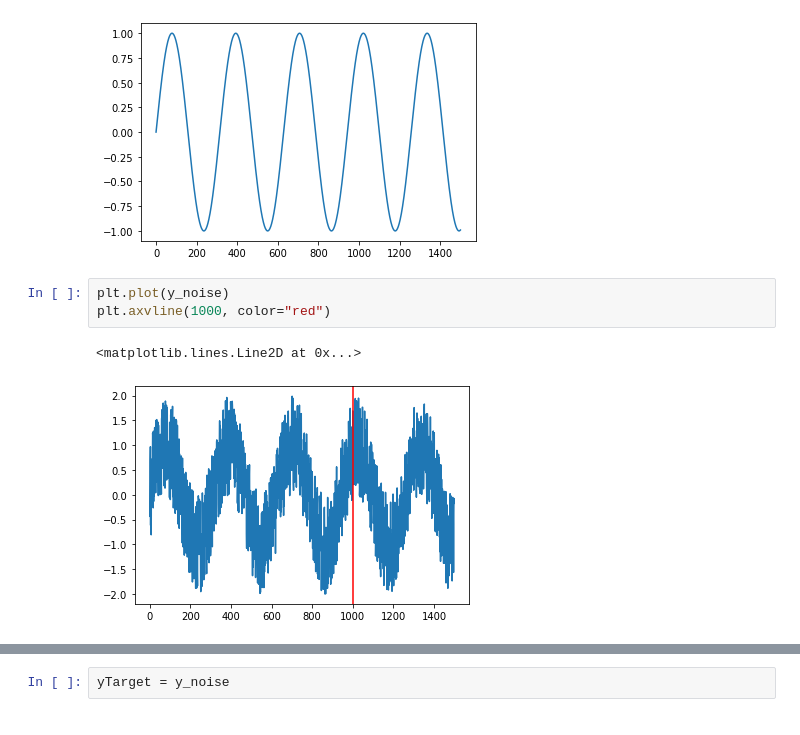
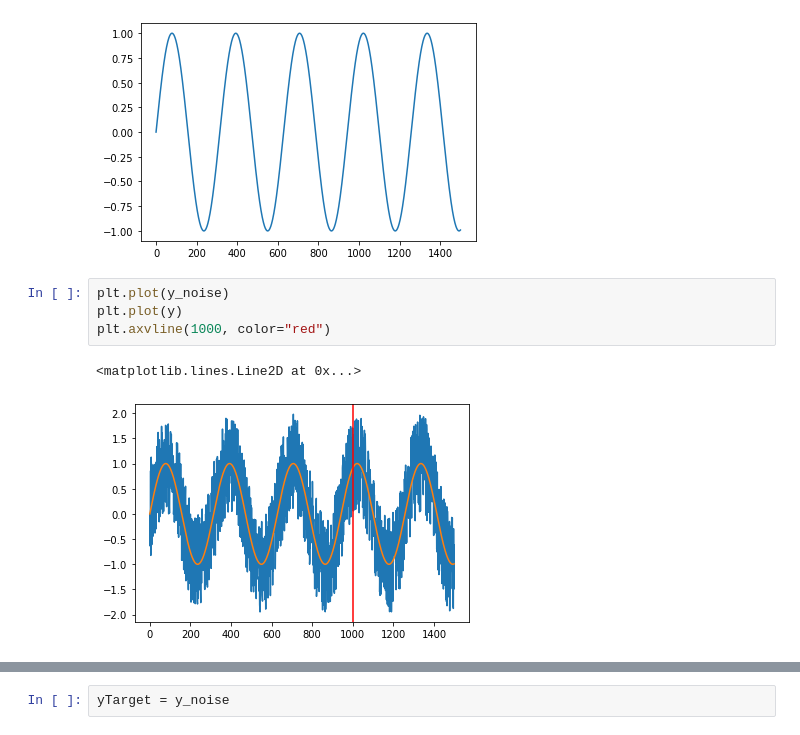
Before and after one commit to Prateek937/Summer, a Jupyter notebook: DL/RNN/RNN.ipynb, the cells around one changed output, grey strips where cells are left out. Drawn from its saved outputs; the diff is of its cells as text.

```diff
--- a/DL/RNN/RNN.ipynb
+++ b/DL/RNN/RNN.ipynb
@@ -22,10 +24,11 @@ plt.plot(y)
 [figure]
 # %%
 plt.plot(y_noise)
+plt.plot(y)
 plt.axvline(1000, color="red")
 # %% [output]
 <matplotlib.lines.Line2D at 0x...>
-[figure, old version]
+[figure, new version]
 # %%
 y_noise
 # %% [output]
```
Also changed, not shown: parts of 26 cells of this notebook.
